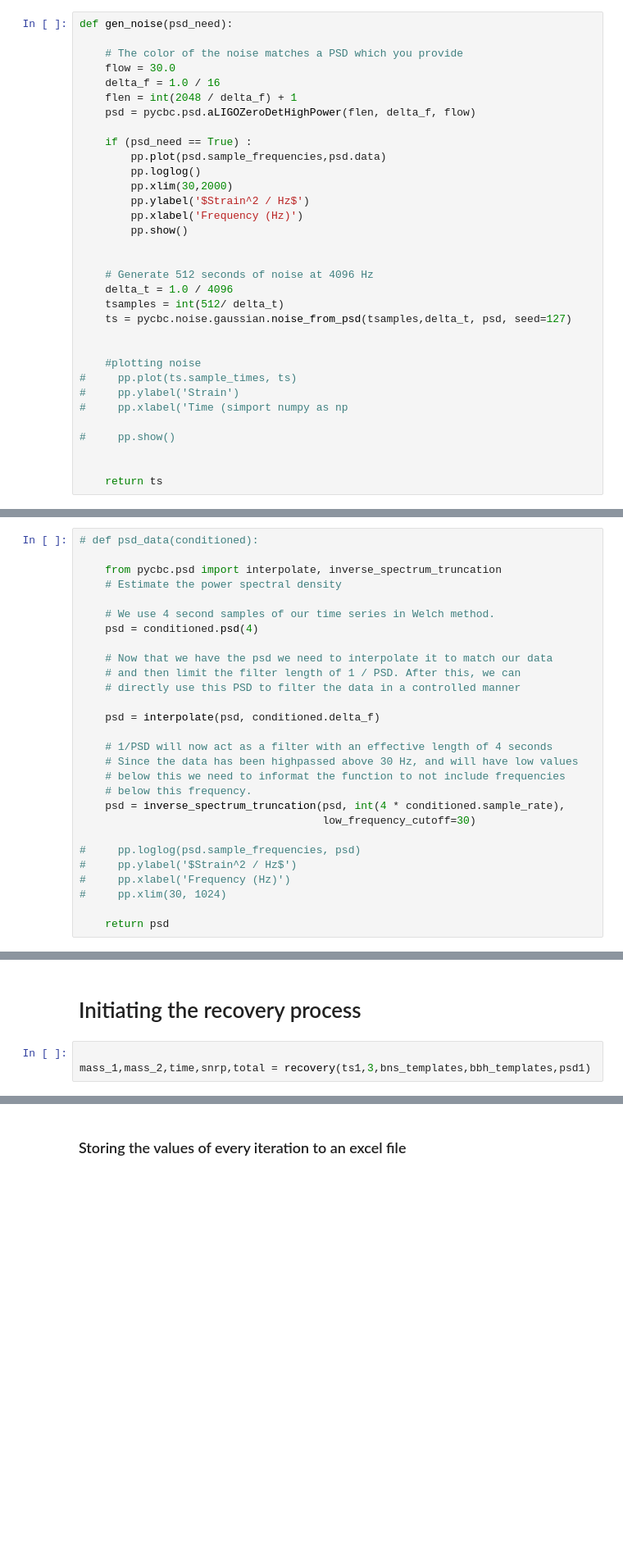
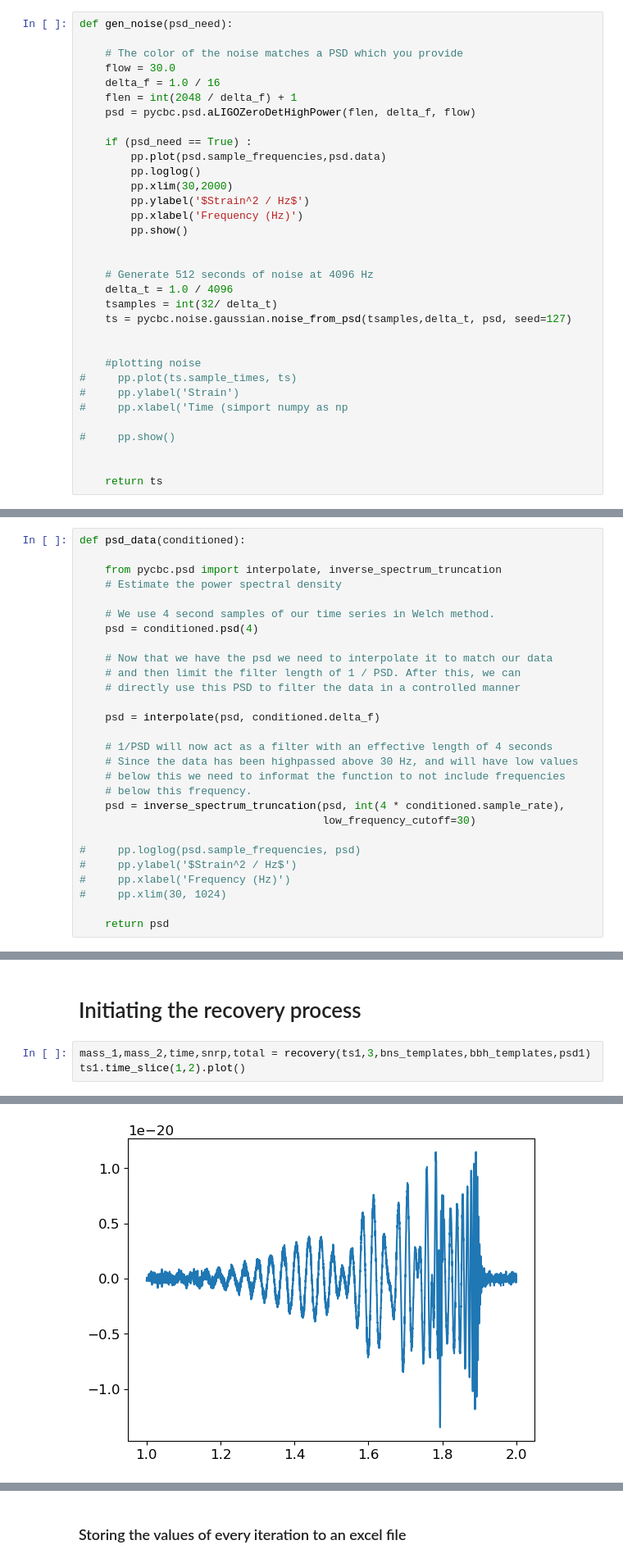
Before and after one commit to kajolshelke/Project, a Jupyter notebook: Iterative_recovery_temp6.ipynb, the cells around one changed output, grey strips where cells are left out. Shown at 82% size. Saved outputs shown, nothing was run; the diff lists cells and outputs as text; blank space fills up the shorter version.

```diff
--- a/Iterative_recovery_temp6.ipynb
+++ b/Iterative_recovery_temp6.ipynb
@@ -36,7 +34,7 @@ def gen_noise(psd_need):
 
     # Generate 512 seconds of noise at 4096 Hz
     delta_t = 1.0 / 4096
-    tsamples = int(512/ delta_t)
+    tsamples = int(32/ delta_t)
     ts = pycbc.noise.gaussian.noise_from_psd(tsamples,delta_t, psd, seed=127)
 
 
@@ -149,7 +147,7 @@ def inject(ht_total,ts):
 # %% [markdown]
 # Calculating PSD
 # %%
-# def psd_data(conditioned):
+def psd_data(conditioned):
 
     from pycbc.psd import interpolate, inverse_spectrum_truncation
     # Estimate the power spectral density
@@ -393,6 +399,6 @@ psd1 = psd_data(ts1)
 # %% [markdown]
 # Initiating the recovery process
 # %%
-
 mass_1,mass_2,time,snrp,total = recovery(ts1,3,bns_templates,bbh_templates,psd1)
+ts1.time_slice(1,2).plot()
 # %% [output]
@@ -400,2 +407,3 @@ The signal detected is due to the following masses  30.0 M and  40.0 M at time
+[figure, added]
 # %%
 for i in range(3):
```
Also changed, not shown: parts of 20 cells of this notebook, 1 other file.
